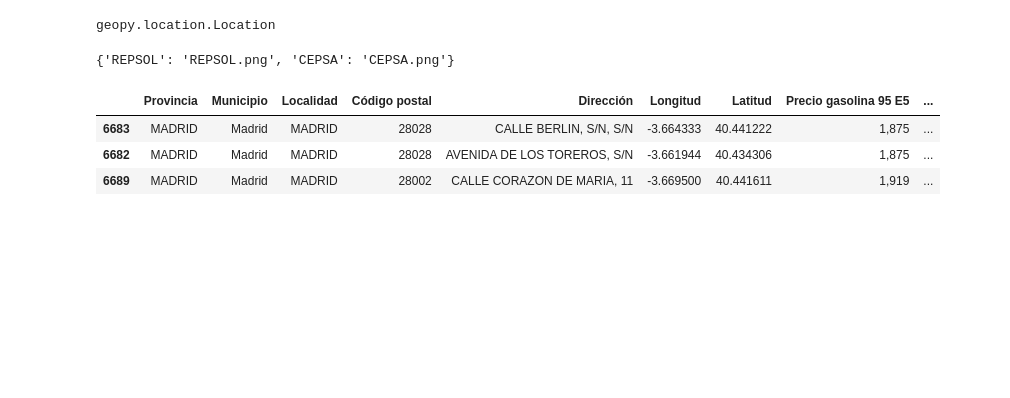
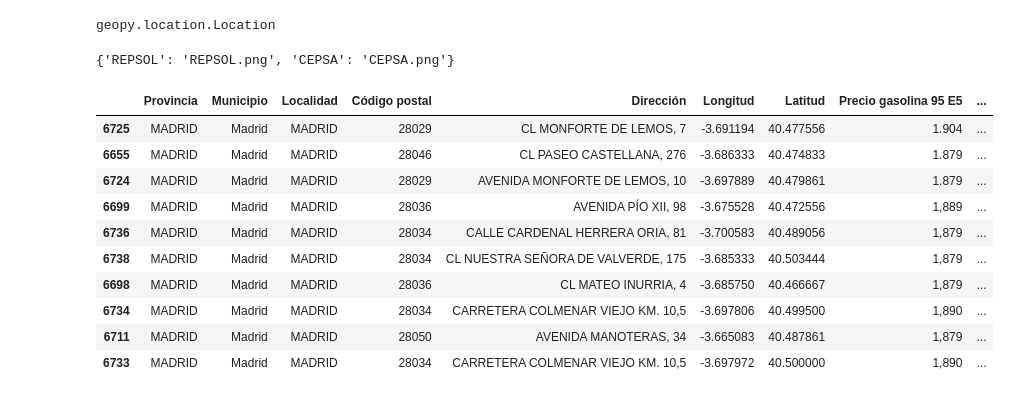
Before and after one commit to abarrasa/Final-Project, a Jupyter notebook: Visualización definitiva.ipynb, the cells around one changed output. Drawn from its saved outputs; the diff is of its cells as text; code cells hidden in the pictures; blank space fills up the shorter version.

```diff
--- a/Visualización definitiva.ipynb
+++ b/Visualización definitiva.ipynb
@@ -31,13 +32,20 @@ diccionario
 {'REPSOL': 'REPSOL.png', 'CEPSA': 'CEPSA.png'}
 # %%
 price_today = price_today.sort_values('Distance')
-price_head=price_today.head(3)
+price_head=price_today.head(10)
 price_head
 # %% [output]
 |  | Provincia | Municipio | Localidad | Código postal | Dirección | Longitud | Latitud | Precio gasolina 95 E5 | ... |
-| 6683 | MADRID | Madrid | MADRID | 28028 | CALLE BERLIN, S/N, S/N | -3.664333 | 40.441222 | 1,875 | ... |
-| 6682 | MADRID | Madrid | MADRID | 28028 | AVENIDA DE LOS TOREROS, S/N | -3.661944 | 40.434306 | 1,875 | ... |
-| 6689 | MADRID | Madrid | MADRID | 28002 | CALLE CORAZON DE MARIA, 11 | -3.669500 | 40.441611 | 1,919 | ... |
+| 6725 | MADRID | Madrid | MADRID | 28029 | CL MONFORTE DE LEMOS, 7 | -3.691194 | 40.477556 | 1.904 | ... |
+| 6655 | MADRID | Madrid | MADRID | 28046 | CL PASEO CASTELLANA, 276 | -3.686333 | 40.474833 | 1.879 | ... |
+| 6724 | MADRID | Madrid | MADRID | 28029 | AVENIDA MONFORTE DE LEMOS, 10 | -3.697889 | 40.479861 | 1.879 | ... |
+| 6699 | MADRID | Madrid | MADRID | 28036 | AVENIDA PÍO XII, 98 | -3.675528 | 40.472556 | 1,889 | ... |
+| 6736 | MADRID | Madrid | MADRID | 28034 | CALLE CARDENAL HERRERA ORIA, 81 | -3.700583 | 40.489056 | 1,879 | ... |
+| 6738 | MADRID | Madrid | MADRID | 28034 | CL NUESTRA SEÑORA DE VALVERDE, 175 | -3.685333 | 40.503444 | 1,879 | ... |
+| 6698 | MADRID | Madrid | MADRID | 28036 | CL MATEO INURRIA, 4 | -3.685750 | 40.466667 | 1,879 | ... |
+| 6734 | MADRID | Madrid | MADRID | 28034 | CARRETERA COLMENAR VIEJO KM. 10,5 | -3.697806 | 40.499500 | 1,890 | ... |
+| 6711 | MADRID | Madrid | MADRID | 28050 | AVENIDA MANOTERAS, 34 | -3.665083 | 40.487861 | 1,879 | ... |
+| 6733 | MADRID | Madrid | MADRID | 28034 | CARRETERA COLMENAR VIEJO KM. 10,5 | -3.697972 | 40.500000 | 1,890 | ... |
 # %%
 mapa_loop = folium.Map(location=[40.546376,-3.638541], zoom_start=15)
 
```
Also changed, not shown: parts of 12 cells of this notebook, 10 other files.
